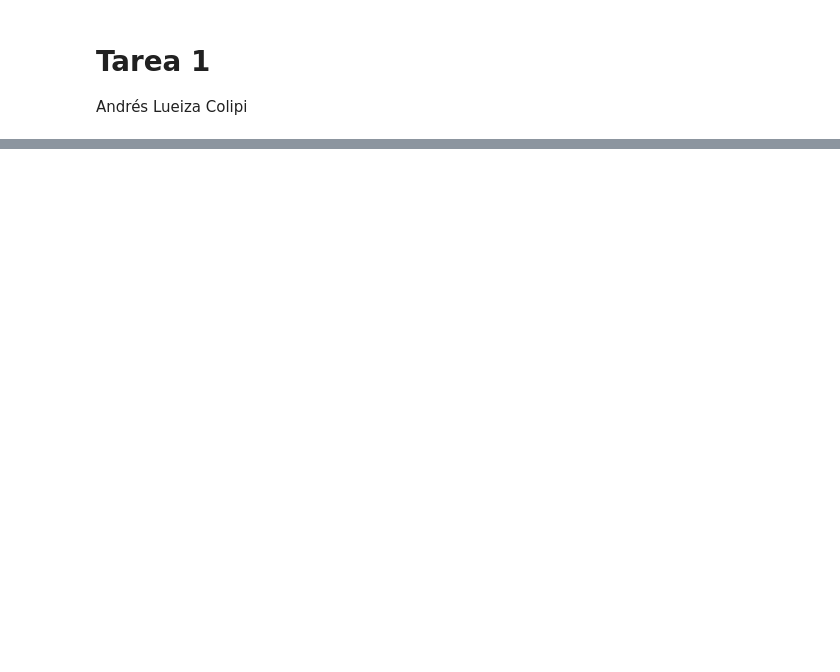
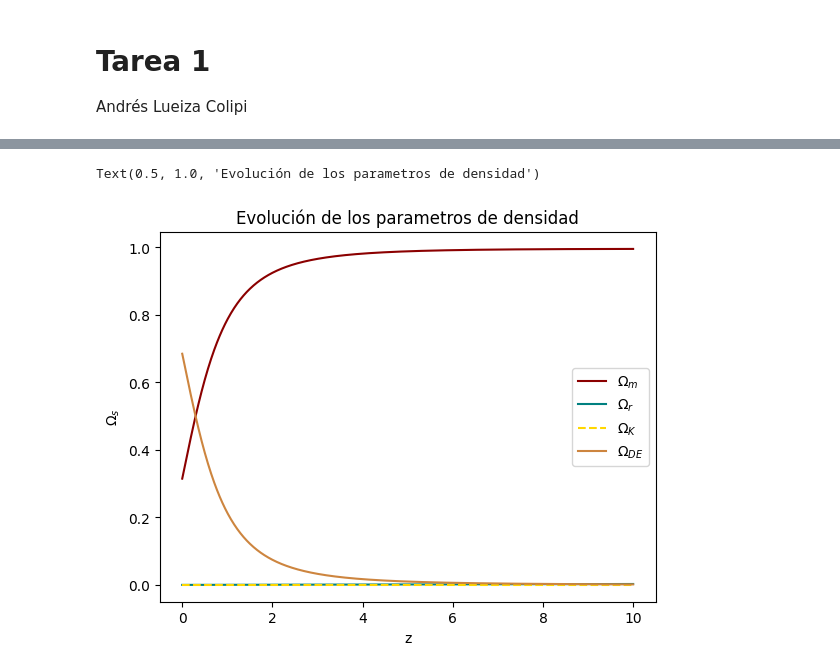
Before and after one commit to conito2710/Tareas_cosmologia_FI7015-1, a Jupyter notebook: Tarea 1.ipynb, the cells around one changed output, grey strips where cells are left out. Saved outputs shown, nothing was run; the diff lists cells and outputs as text; code cells hidden in the pictures; blank space fills up the shorter version.

```diff
--- a/Tarea 1.ipynb
+++ b/Tarea 1.ipynb
@@ -6,0 +7,16 @@ Andrés Lueiza Colipi
+# %%
+import numpy as np
+import scipy.integrate as integrate
+import matplotlib.pyplot as plt
+import camb
+
+H0 = 67.4 # km/s/Mpc
+omega_m = 0.315
+omega_ch2 = 0.120
+omega_bh2 = 0.0224
+tau = 0.054
+# %%
+# Seteamos los parametros cosmologicos
+pars = camb.CAMBparams()
+
+pars.set_cosmology(H0=H0, ombh2=omega_bh2, omch2=omega_ch2, tau=tau)
@@ -6,0 +41,25 @@ Andrés Lueiza Colipi
+# %%
+# Obtenemos resultados
+
+results = camb.get_results(pars)
+# %%
+# Obtenemos los parametros de densidad de materia, radiación, DE y urvatura
+
+zs = np.linspace(0, 10, 1000)
+
+omegam = results.get_Omega('cdm',zs) + results.get_Omega('baryon',zs) + results.get_Omega('nu',zs) #Cold dark matter + Bariones + Neutrinos masivos
+omegar = results.get_Omega('photon',zs) +  results.get_Omega('neutrino',zs) # Neutrinos sin masa
+omegak =  results.get_Omega('K',zs) # Curvatura
+omegade =  results.get_Omega('de',zs) # Energía oscura
+# %%
+plt.plot(zs,omegam,label='$\Omega_m$',c='darkred')
+plt.plot(zs,omegar,label='$\Omega_r$',c='teal')
+plt.plot(zs,omegak,label='$\Omega_K$',c='gold',linestyle='dashed')
+plt.plot(zs,omegade,label='$\Omega_{DE}$',c='peru')
+plt.legend()
+plt.xlabel('z')
+plt.ylabel('$\Omega_s$')
+plt.title('Evolución de los parametros de densidad')
+# %% [output]
+Text(0.5, 1.0, 'Evolución de los parametros de densidad')
+[figure, added]
```
Also changed, not shown: parts of 5 cells of this notebook.
